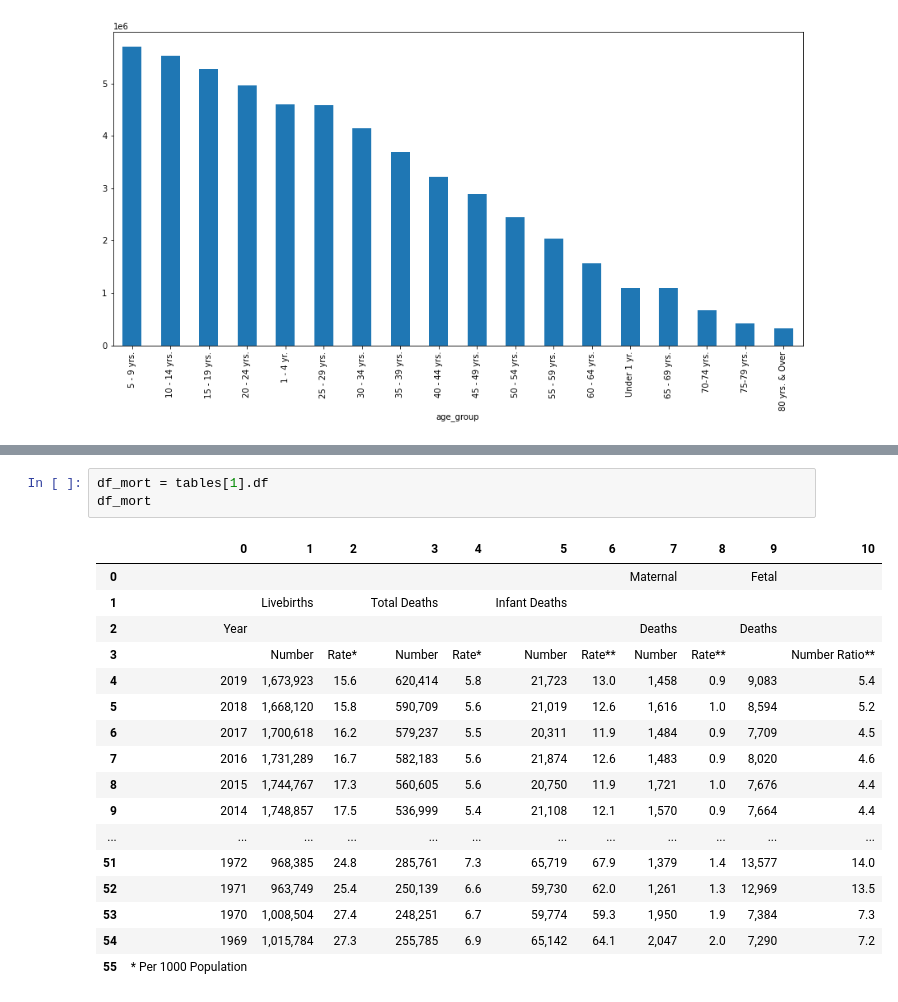
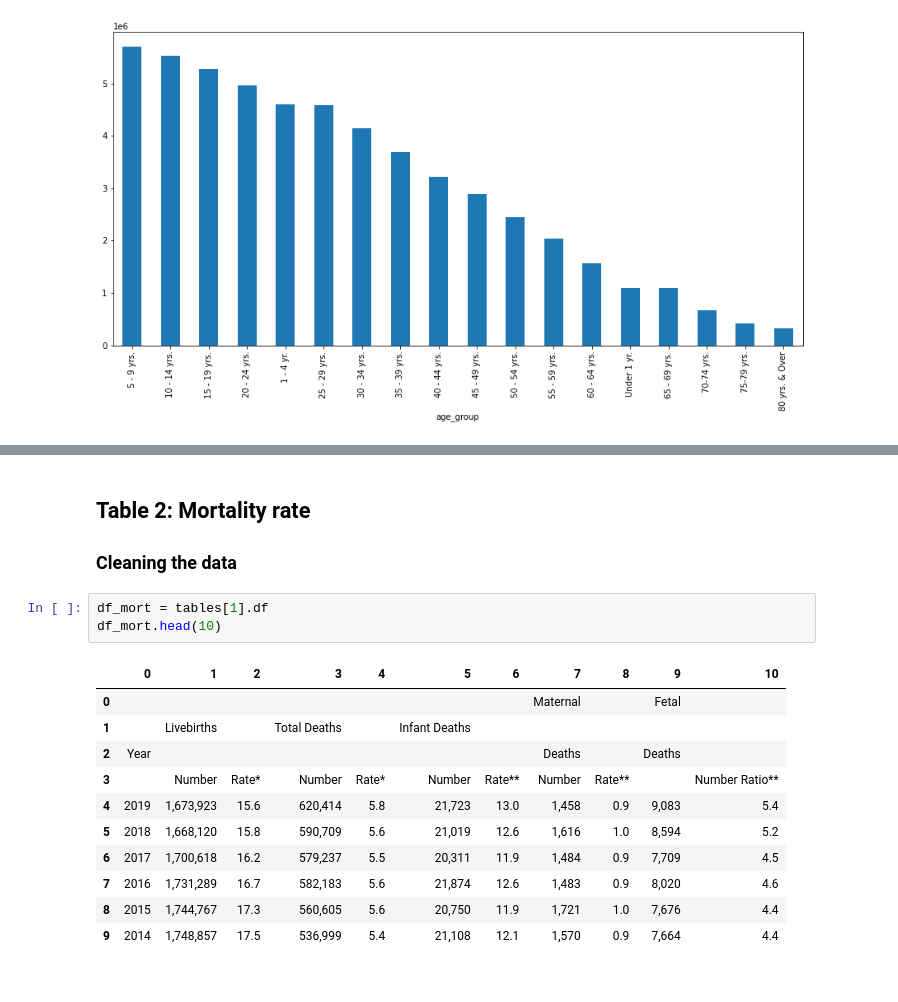
Before and after one commit to pmagtulis/practice-notebooks, a Jupyter notebook: camelot/health-data-pdf.ipynb, the cells around one changed output, grey strips where cells are left out. Cells and saved outputs as stored; diff of their text form.

```diff
--- a/camelot/health-data-pdf.ipynb
+++ b/camelot/health-data-pdf.ipynb
@@ -161,21 +182,19 @@ df_pop.male.sort_values(ascending=False).plot(kind='bar', figsize = (15, 7))
+# %% [markdown]
+## Table 2: Mortality rate
+
+### Cleaning the data
 # %%
 df_mort = tables[1].df
-df_mort
+df_mort.head(10)
 # %% [output]
 |  | 0 | 1 | 2 | 3 | 4 | 5 | 6 | 7 | 8 | 9 | 10 |
 | 0 |  |  |  |  |  |  |  | Maternal |  | Fetal |  |
 | 1 |  | Livebirths |  | Total Deaths |  | Infant Deaths |  |  |  |  |  |
 | 2 | Year |  |  |  |  |  |  | Deaths |  | Deaths |  |
 | 3 |  | Number | Rate* | Number | Rate* | Number | Rate** | Number | Rate** |  | Number Ratio** |
 | 4 | 2019 | 1,673,923 | 15.6 | 620,414 | 5.8 | 21,723 | 13.0 | 1,458 | 0.9 | 9,083 | 5.4 |
 | 5 | 2018 | 1,668,120 | 15.8 | 590,709 | 5.6 | 21,019 | 12.6 | 1,616 | 1.0 | 8,594 | 5.2 |
 | 6 | 2017 | 1,700,618 | 16.2 | 579,237 | 5.5 | 20,311 | 11.9 | 1,484 | 0.9 | 7,709 | 4.5 |
 | 7 | 2016 | 1,731,289 | 16.7 | 582,183 | 5.6 | 21,874 | 12.6 | 1,483 | 0.9 | 8,020 | 4.6 |
 | 8 | 2015 | 1,744,767 | 17.3 | 560,605 | 5.6 | 20,750 | 11.9 | 1,721 | 1.0 | 7,676 | 4.4 |
 | 9 | 2014 | 1,748,857 | 17.5 | 536,999 | 5.4 | 21,108 | 12.1 | 1,570 | 0.9 | 7,664 | 4.4 |
-| ... | ... | ... | ... | ... | ... | ... | ... | ... | ... | ... | ... |
-| 51 | 1972 | 968,385 | 24.8 | 285,761 | 7.3 | 65,719 | 67.9 | 1,379 | 1.4 | 13,577 | 14.0 |
-| 52 | 1971 | 963,749 | 25.4 | 250,139 | 6.6 | 59,730 | 62.0 | 1,261 | 1.3 | 12,969 | 13.5 |
-| 53 | 1970 | 1,008,504 | 27.4 | 248,251 | 6.7 | 59,774 | 59.3 | 1,950 | 1.9 | 7,384 | 7.3 |
-| 54 | 1969 | 1,015,784 | 27.3 | 255,785 | 6.9 | 65,142 | 64.1 | 2,047 | 2.0 | 7,290 | 7.2 |
-| 55 | * Per 1000 Population |  |  |  |  |  |  |  |  |  |  |
```
Also changed, not shown: parts of 18 cells of this notebook.
